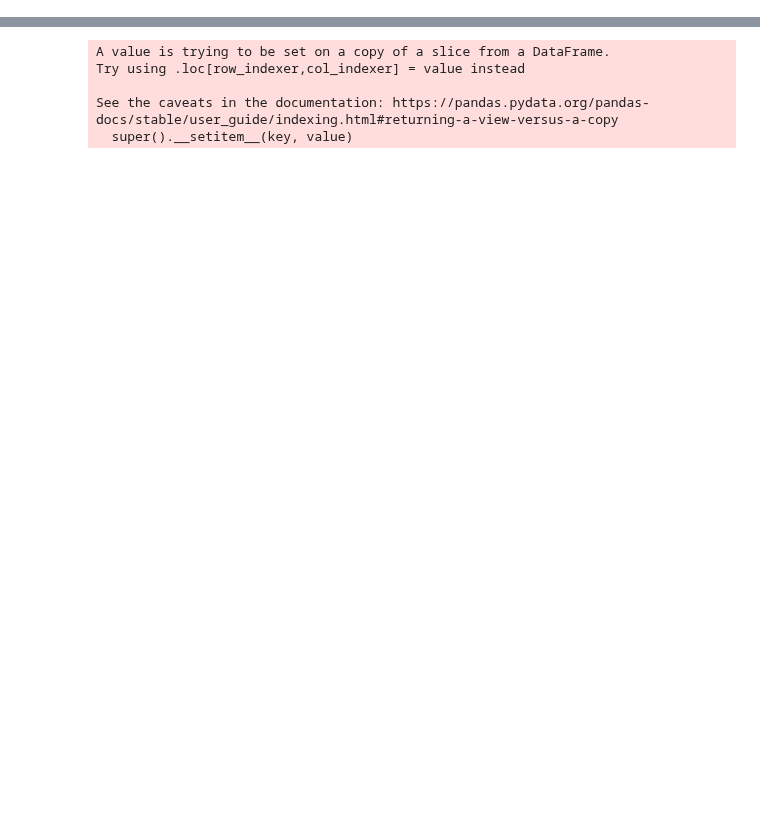
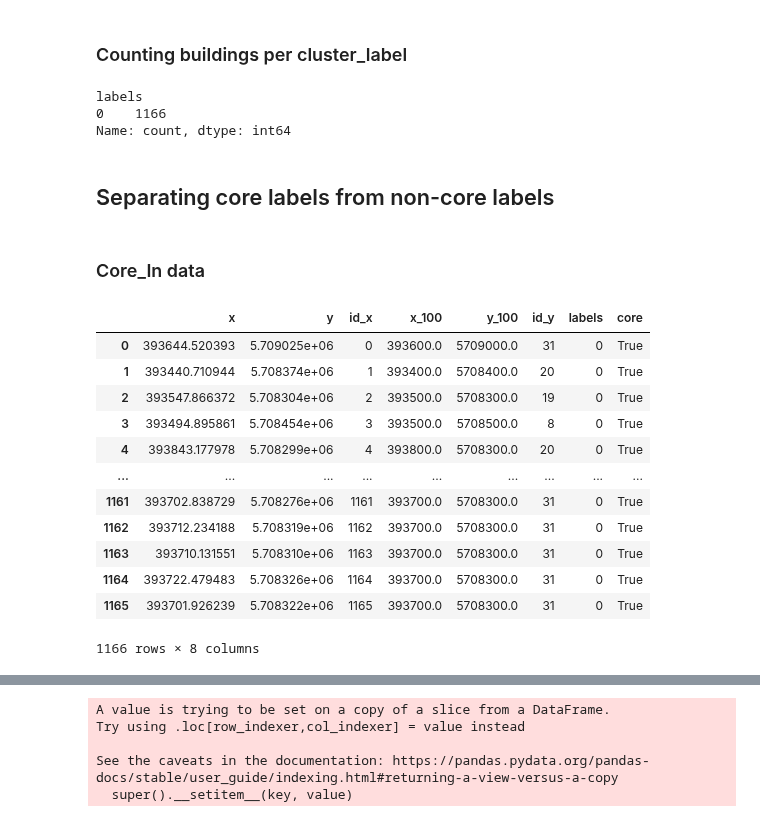
Before and after one commit to uscuni/urban_taxonomy, a Jupyter notebook: code/generate_regions.ipynb, the cells around one changed output, grey strips where cells are left out. Saved outputs shown, nothing was run; the diff lists cells and outputs as text; code cells hidden in the pictures; blank space fills up the shorter version.

```diff
--- a/code/generate_regions.ipynb
+++ b/code/generate_regions.ipynb
@@ -4,5 +4,12 @@ import geopandas as gpd
 import numpy as np
 import pandas as pd
 from sklearn.cluster import DBSCAN
+
+import os
+
+DATADIR = 'D:/Work/Github_Morphotopes/data'
+OUTPUT_DIR = "D:/Work/Github_Morphotopes/data"
+os.makedirs(OUTPUT_DIR, exist_ok=True)
+
+#working with only attributes we need for the buildings
+gdf = gpd.read_parquet('D:/Work/Github_Morphotopes/data/dort_11_subset.parquet')
-# %%
-gdf = gpd.read_parquet('/data/uscuni-ulce/cadastre_buildings_standardised/merged_ce_buildings.pq')
@@ -28 +172,33 @@ See the caveats in the documentation: https://pandas.pydata.org/pandas-docs/stab
+# %% [markdown]
+###  Counting buildings per cluster_label
+# %%
+counts = data.labels.value_counts()
+counts
+
+#each label has some buildings. label 0 has the most buildings
+# %% [output]
+labels
+0    1166
+Name: count, dtype: int64
+# %% [markdown]
+## Separating core labels from non-core labels
+# %% [markdown]
+###  Core_In data
+# %%
+data["core"] = data.labels.isin(counts[counts > 100].index.drop(-1, errors="ignore"))
+data
+# %% [output]
+|  | x | y | id_x | x_100 | y_100 | id_y | labels | core |
+| 0 | 393644.520393 | 5.709025e+06 | 0 | 393600.0 | 5709000.0 | 31 | 0 | True |
+| 1 | 393440.710944 | 5.708374e+06 | 1 | 393400.0 | 5708400.0 | 20 | 0 | True |
+| 2 | 393547.866372 | 5.708304e+06 | 2 | 393500.0 | 5708300.0 | 19 | 0 | True |
+| 3 | 393494.895861 | 5.708454e+06 | 3 | 393500.0 | 5708500.0 | 8 | 0 | True |
+| 4 | 393843.177978 | 5.708299e+06 | 4 | 393800.0 | 5708300.0 | 20 | 0 | True |
+| ... | ... | ... | ... | ... | ... | ... | ... | ... |
+| 1161 | 393702.838729 | 5.708276e+06 | 1161 | 393700.0 | 5708300.0 | 31 | 0 | True |
+| 1162 | 393712.234188 | 5.708319e+06 | 1162 | 393700.0 | 5708300.0 | 31 | 0 | True |
+| 1163 | 393710.131551 | 5.708310e+06 | 1163 | 393700.0 | 5708300.0 | 31 | 0 | True |
+| 1164 | 393722.479483 | 5.708326e+06 | 1164 | 393700.0 | 5708300.0 | 31 | 0 | True |
+| 1165 | 393701.926239 | 5.708322e+06 | 1165 | 393700.0 | 5708300.0 | 31 | 0 | True |
+1166 rows × 8 columns
 # %%
```
Also changed, not shown: parts of 88 cells of this notebook, 20 other files.
